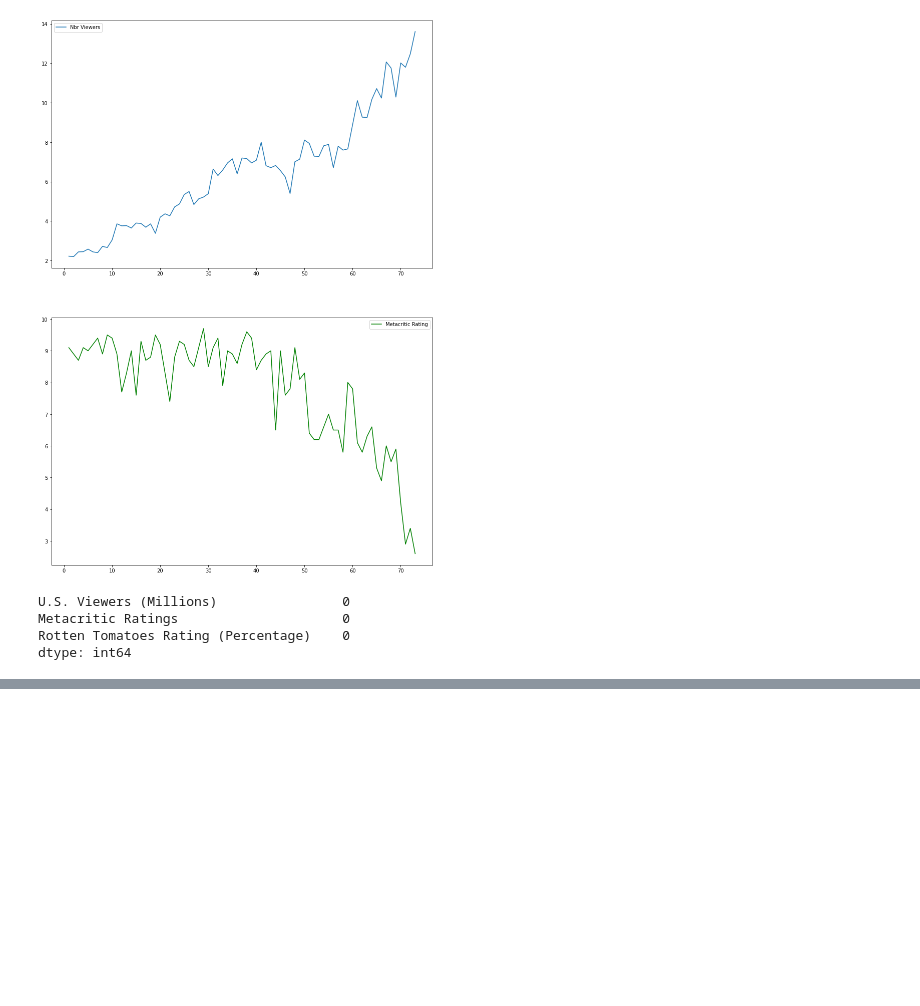
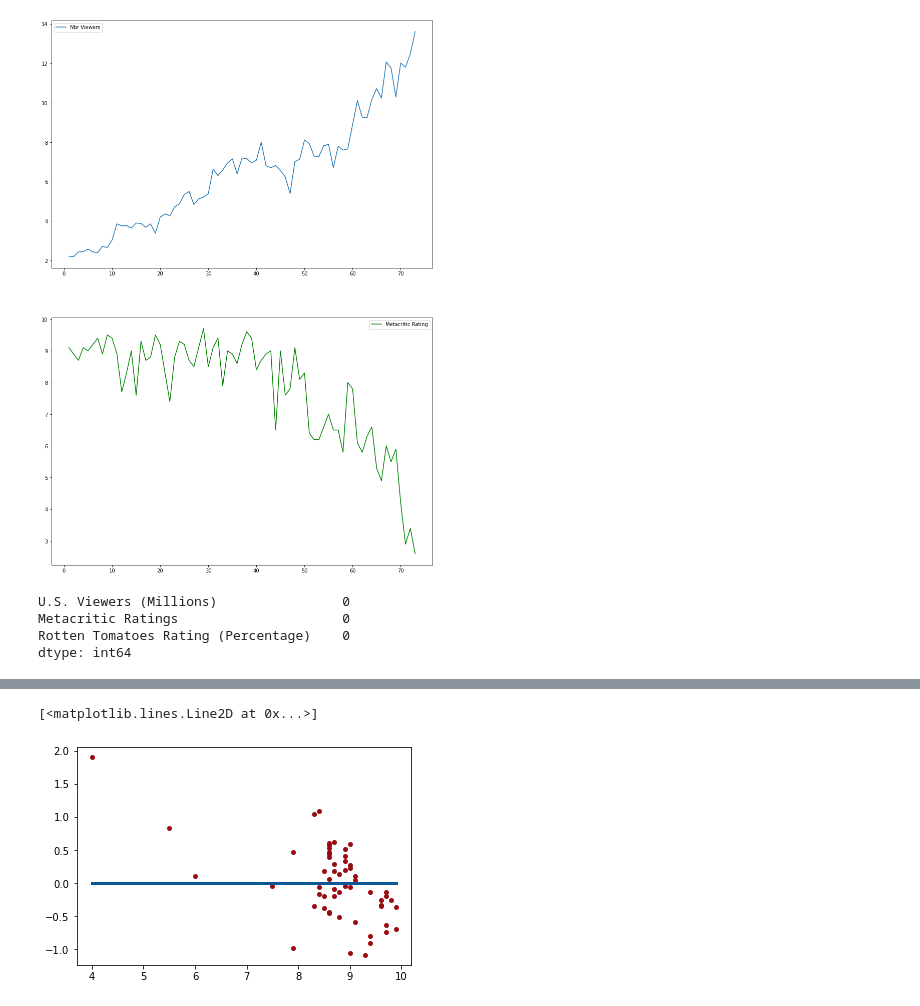
Before and after one commit to DalvikLoger/GameofThrones, a Jupyter notebook: Gameofthrone.ipynb, the cells around one changed output, grey strips where cells are left out. Saved outputs shown, nothing was run; the diff lists cells and outputs as text; code cells hidden in the pictures; blank space fills up the shorter version.

```diff
--- a/Gameofthrone.ipynb
+++ b/Gameofthrone.ipynb
@@ -209,0 +255,9 @@ matrix
+# %%
+pred_train = lr.predict(X_train)
+residus = pred_train - y_train
+
+plt.scatter(y_train, residus, color='#980a10', s=15)
+plt.plot((y_train.min(), y_train.max()), (0, 0), lw=3, color='#0a5798')
+# %% [output]
+[<matplotlib.lines.Line2D at 0x...>]
+[figure, added]
```
Also changed, not shown: parts of 39 cells of this notebook, 14 other files.
